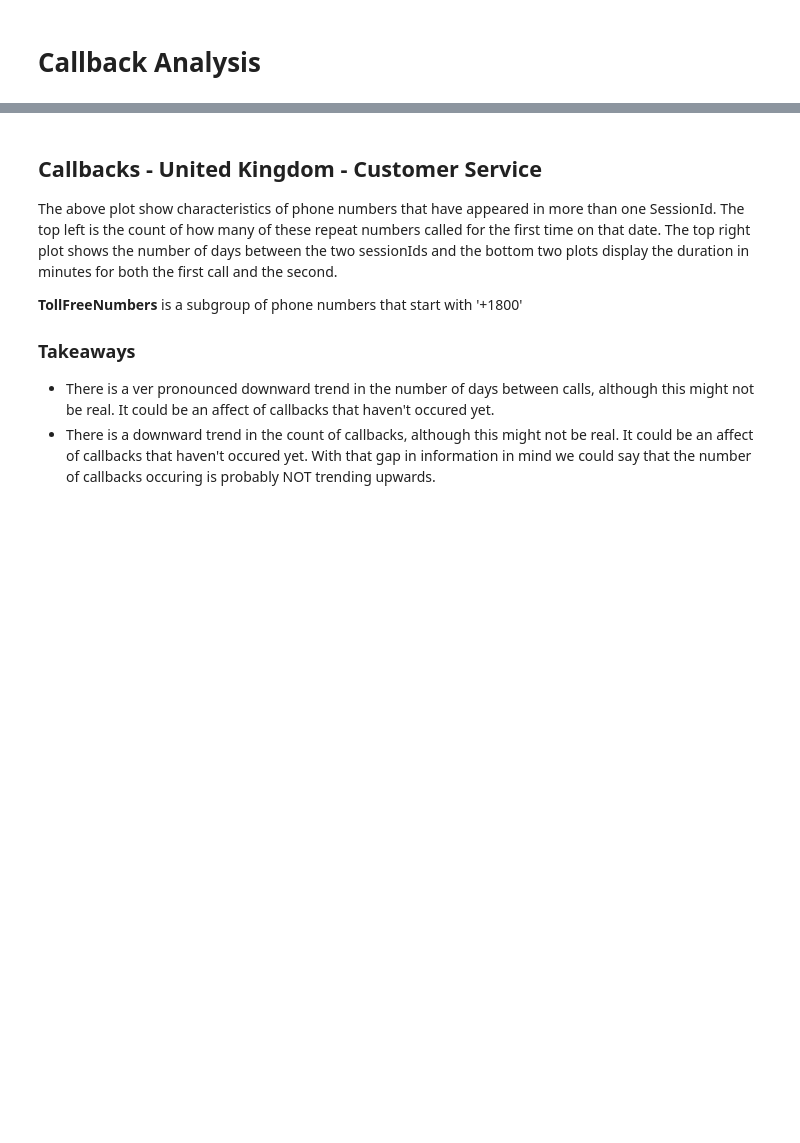
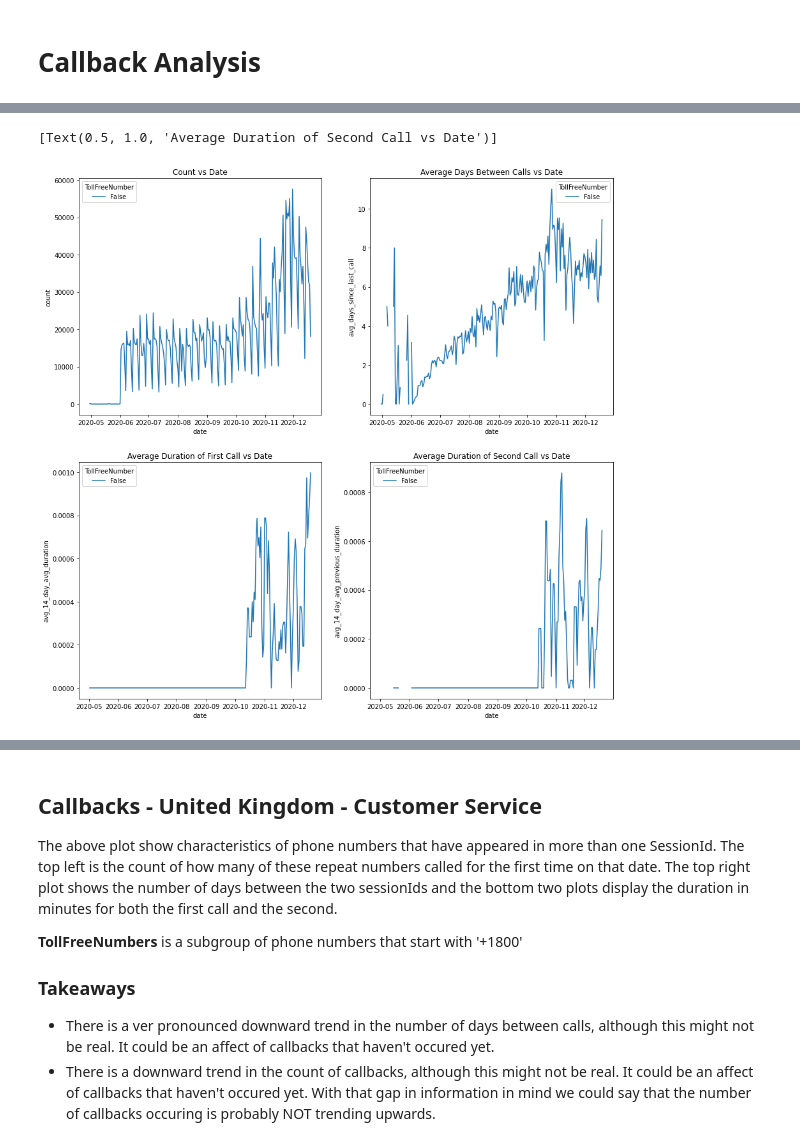
Before and after one commit to krapes/analysis_modules, a Jupyter notebook: development/Callbacks.ipynb, the cells around one changed output, grey strips where cells are left out. Drawn from its saved outputs; the diff is of its cells as text; code cells hidden in the pictures; blank space fills up the shorter version.

```diff
--- a/development/Callbacks.ipynb
+++ b/development/Callbacks.ipynb
@@ -75,0 +234,9 @@ PermissionDenied: 403 request failed: the user does not have 'bigquery.readsessi
+# %%
+import pandas as pd
+df = pd.DataFrame({'session_duration': [1,2,3,4,5,6,7,8,9,10], 'date': ['z']*10, 'TollFreeNumber': [False, False, False, True, True, True, False, False, False, False]})
+
+df.sort_values(by='date', inplace=True)
+grpd = df.groupby(['date', 'TollFreeNumber'])
+#using center=false to assign values on window's last row
+df['val_rolling_7_mean'] = grpd['session_duration'].transform(lambda x: x.rolling(3, center=False).sum())
+df
@@ -75,0 +255,28 @@ PermissionDenied: 403 request failed: the user does not have 'bigquery.readsessi
+# %%
+data = df.copy()
+# %%
+df = data.copy()
+
+WHERE FlowName in {0}
+AND EXTRACT(DATE FROM TimeStamp) BETWEEN '{1}' AND '{2}'
+# %%
+path_metrics = df.groupby(['date', 'TollFreeNumber']).agg({'session_duration': ['mean'],
+                                         'previous_duration': ['mean'],
+                                          'days_since_last_call': ['mean'],
+                                         'count': ['sum']},
+                                                         as_index=False).reset_index()
+df = pd.DataFrame({'TollFreeNumber': path_metrics['TollFreeNumber'],
+                   'date': path_metrics['date'],
+                   'avg_duration': path_metrics['session_duration']['mean'],
+                   'avg_previous_duration': path_metrics['previous_duration']['mean'],
+                   'avg_days_since_last_call': path_metrics['days_since_last_call']['mean'],
+                   'count': path_metrics['count']['sum']})
+
+df.sort_values(by='date', inplace=True)
+grpd = df.groupby(['TollFreeNumber'])
+
+
+df['avg_14_day_avg_duration'] = grpd['avg_duration'].transform(lambda x: x.rolling(3, center=False).mean())
+df['avg_14_day_avg_previous_duration'] = grpd['avg_previous_duration'].transform(lambda x: x.rolling(3, center=False).mean())
+df['avg_14_day_count'] = grpd['count'].transform(lambda x: x.rolling(3, center=False).mean())
+df
@@ -75,0 +297,9 @@ PermissionDenied: 403 request failed: the user does not have 'bigquery.readsessi
+# %%
+fig, axs = plt.subplots(ncols=2, nrows=2, figsize=(15,15))
+sns.lineplot(data=df, x='date', y='count', hue='TollFreeNumber', ax=axs[0][0]).set(title='Count vs Date')
+sns.lineplot(data=df, x='date', y='avg_days_since_last_call', hue='TollFreeNumber', ax=axs[0][1]).set(title='Average Days Between Calls vs Date')
+sns.lineplot(data=df, x='date', y='avg_14_day_avg_duration', hue='TollFreeNumber', ax=axs[1][0]).set(title='Average Duration of First Call vs Date')
+sns.lineplot(data=df, x='date', y='avg_14_day_avg_previous_duration', hue='TollFreeNumber', ax=axs[1][1]).set(title='Average Duration of Second Call vs Date')
+# %% [output]
+[Text(0.5, 1.0, 'Average Duration of Second Call vs Date')]
+[figure, added]
```
Also changed, not shown: parts of 13 cells of this notebook.
